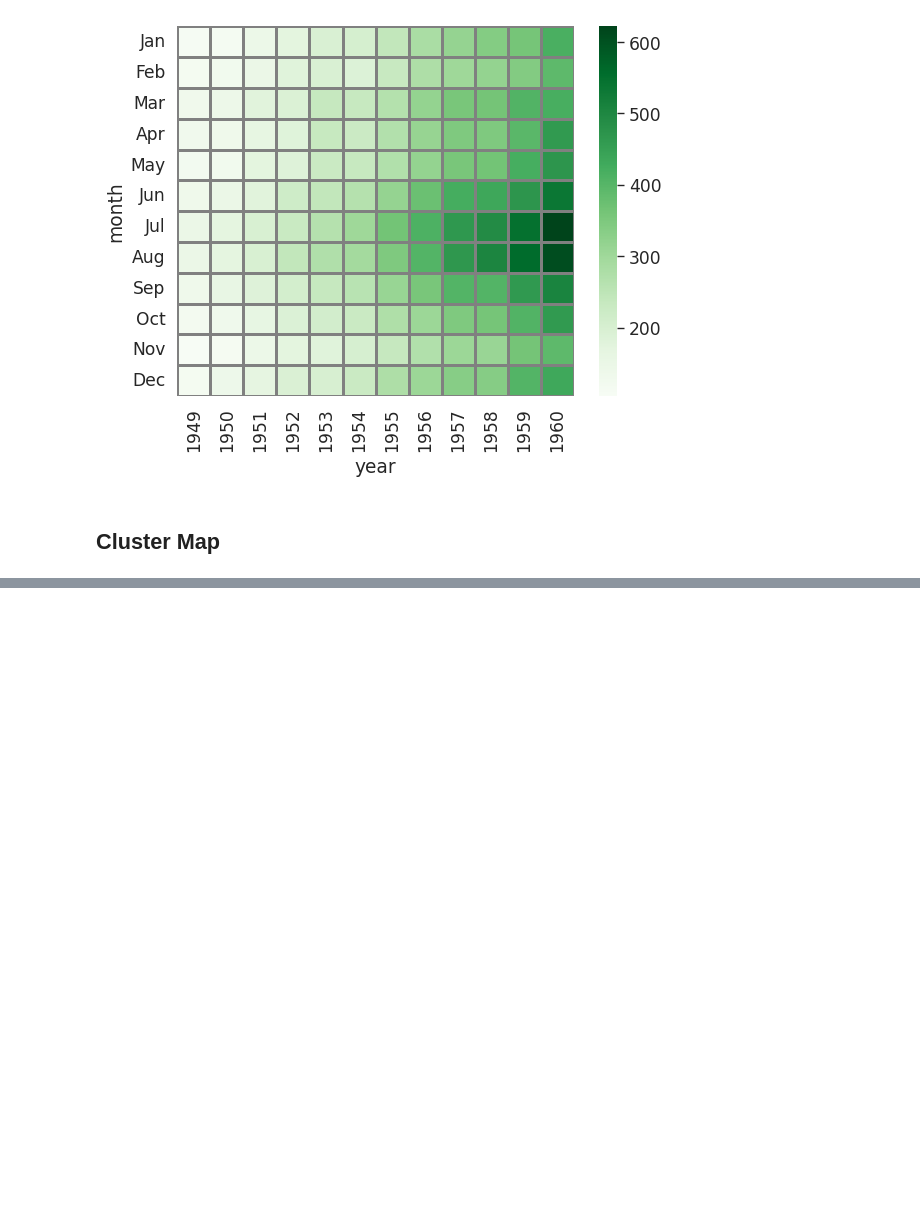
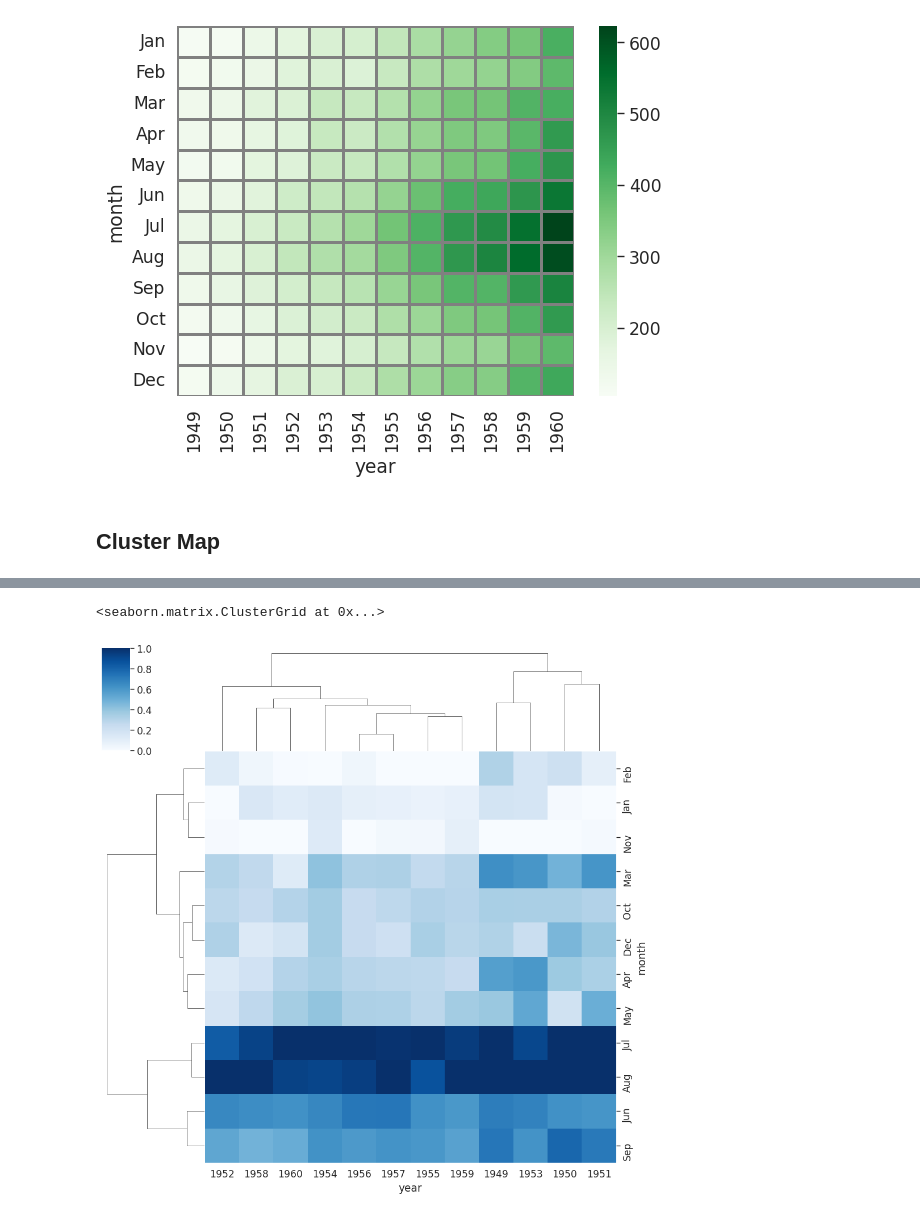
Before and after one commit to EdwinKingori/Seaborn_DataVisualizations, a Jupyter notebook: seaborn_layout.ipynb, the cells around one changed output, grey strips where cells are left out. Saved outputs shown, nothing was run; the diff lists cells and outputs as text; code cells hidden in the pictures; blank space fills up the shorter version.

```diff
--- a/seaborn_layout.ipynb
+++ b/seaborn_layout.ipynb
@@ -361,0 +391,5 @@ sns.heatmap(flights, cmap = 'Greens', linewidth = 1, linecolor = 'grey' )
+# %%
+sns.clustermap(flights, cmap = 'Blues', standard_scale = 1)
+# %% [output]
+<seaborn.matrix.ClusterGrid at 0x...>
+[figure, added]
```
Also changed, not shown: parts of 15 cells of this notebook.
